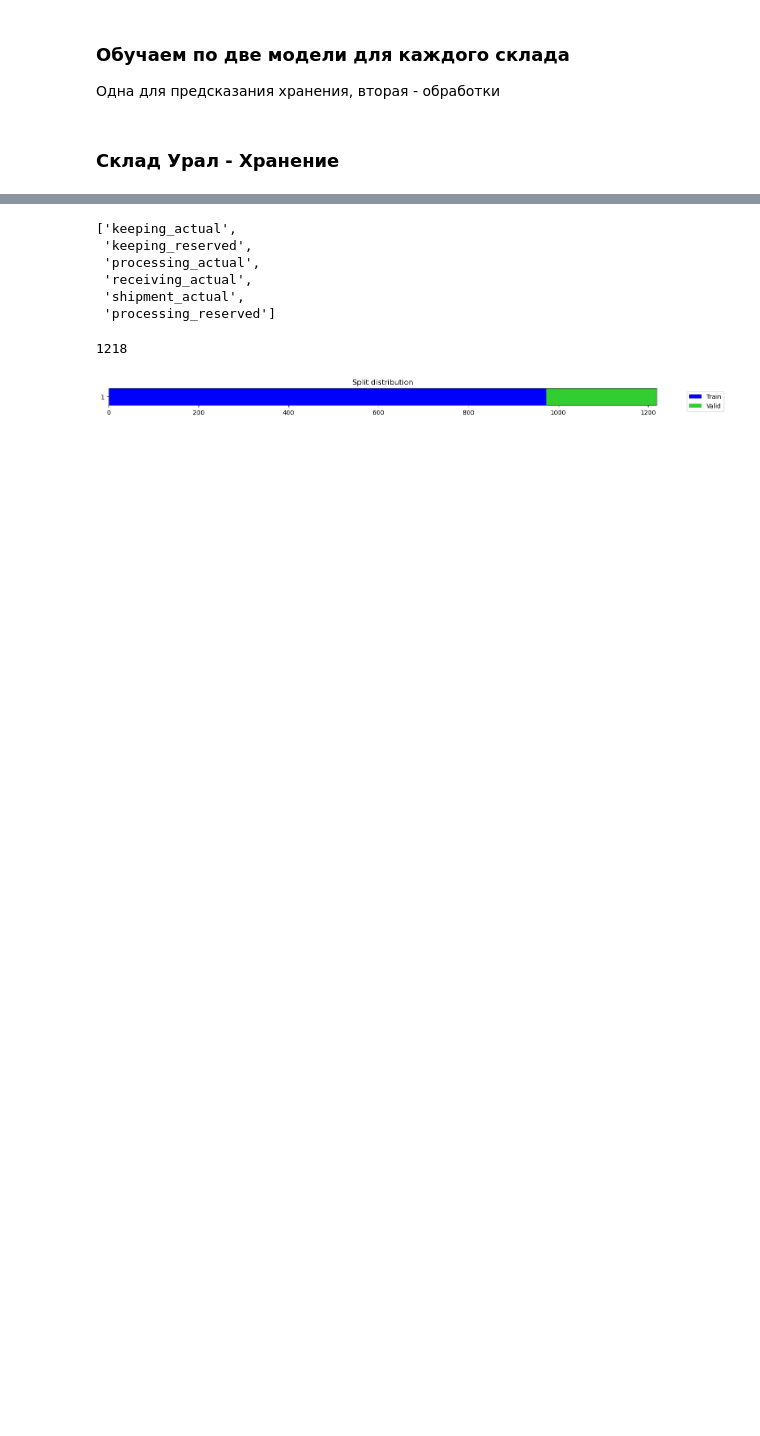
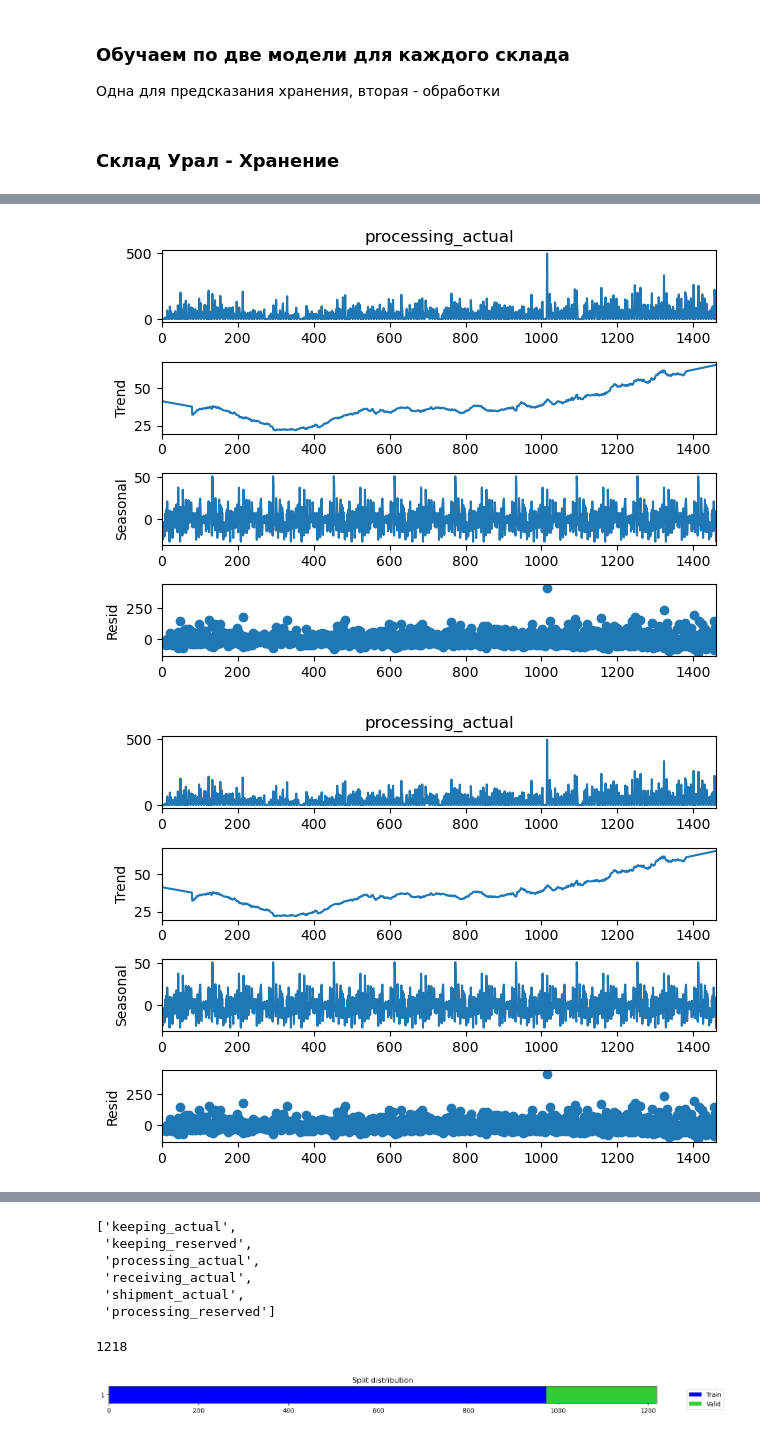
Before and after one commit to TeaDove/kodiki-aviahack, a Jupyter notebook: ml/analitics.ipynb, the cells around one changed output, grey strips where cells are left out. Saved outputs shown, nothing was run; the diff lists cells and outputs as text; code cells hidden in the pictures; blank space fills up the shorter version.

```diff
--- a/ml/analitics.ipynb
+++ b/ml/analitics.ipynb
@@ -85,3 +46,9 @@ sd.plot()
+# %%
+sd = seasonal_decompose(dfs['Урал']['processing_actual'], model = 'additive', period = 160, extrapolate_trend = 'freq')
+sd.plot()
+# %% [output]
+[figure, added]
+[figure, added]
 # %%
 from tsai.all import *
 my_setup()
```
Also changed, not shown: parts of 34 cells of this notebook, 1 other file.
